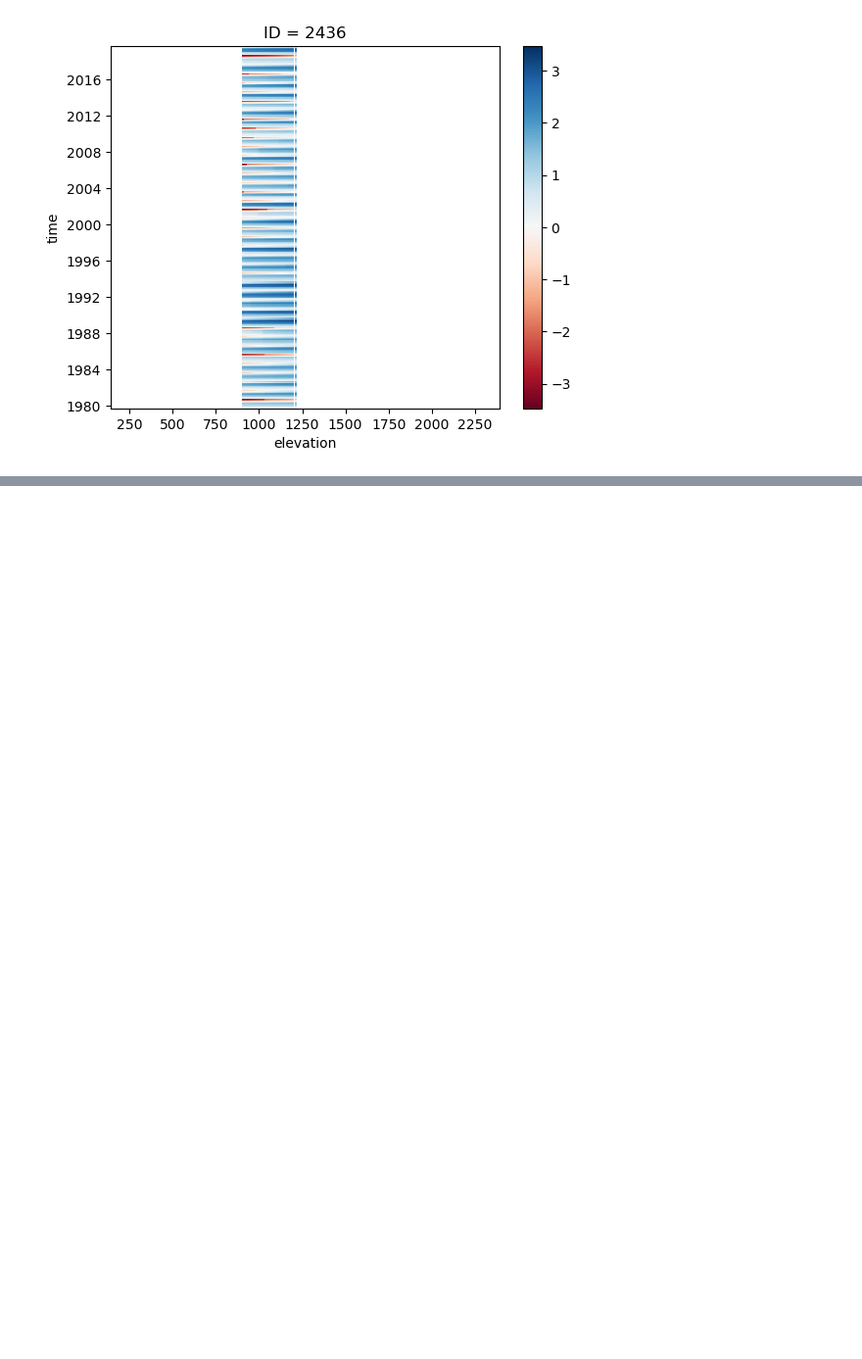
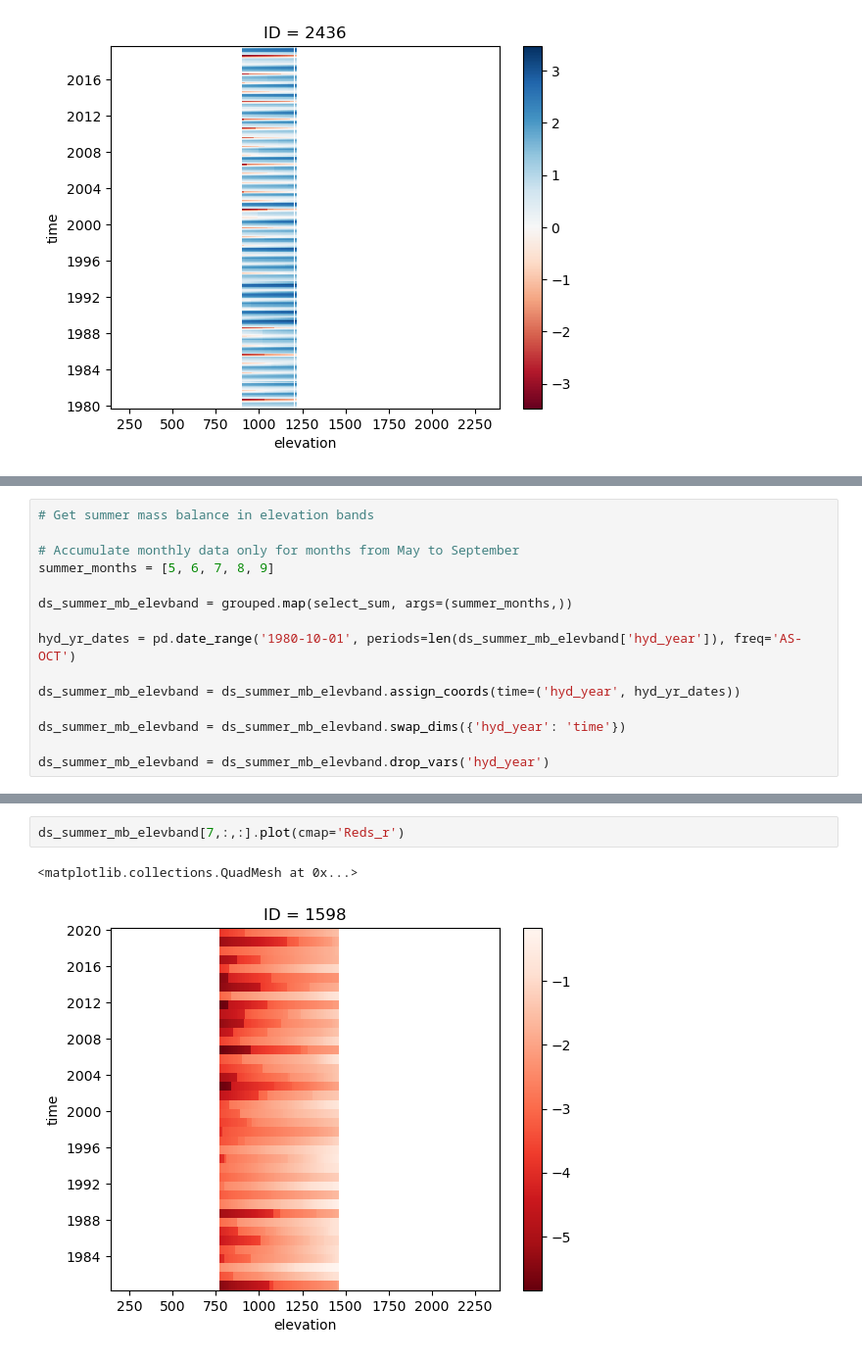
Before and after one commit to khsjursen/ML_MB_Norway, a Jupyter notebook: process_model_results.ipynb, the cells around one changed output, grey strips where cells are left out. Shown at 98% size. Saved outputs shown, nothing was run; the diff lists cells and outputs as text; blank space fills up the shorter version.

```diff
--- a/process_model_results.ipynb
+++ b/process_model_results.ipynb
@@ -223,0 +309,15 @@ annual_sums[1,:,:].plot(cmap='RdBu')
+# %%
+# Get summer mass balance in elevation bands
+
+# Accumulate monthly data only for months from May to September
+summer_months = [5, 6, 7, 8, 9]
+
+ds_summer_mb_elevband = grouped.map(select_sum, args=(summer_months,))
+
+hyd_yr_dates = pd.date_range('1980-10-01', periods=len(ds_summer_mb_elevband['hyd_year']), freq='AS-OCT')
+
+ds_summer_mb_elevband = ds_summer_mb_elevband.assign_coords(time=('hyd_year', hyd_yr_dates))
+
+ds_summer_mb_elevband = ds_summer_mb_elevband.swap_dims({'hyd_year': 'time'})
+
+ds_summer_mb_elevband = ds_summer_mb_elevband.drop_vars('hyd_year')
@@ -223,0 +344,5 @@ annual_sums[1,:,:].plot(cmap='RdBu')
+# %%
+ds_summer_mb_elevband[7,:,:].plot(cmap='Reds_r')
+# %% [output]
+<matplotlib.collections.QuadMesh at 0x...>
+[figure, added]
```
Also changed, not shown: parts of 32 cells of this notebook.
